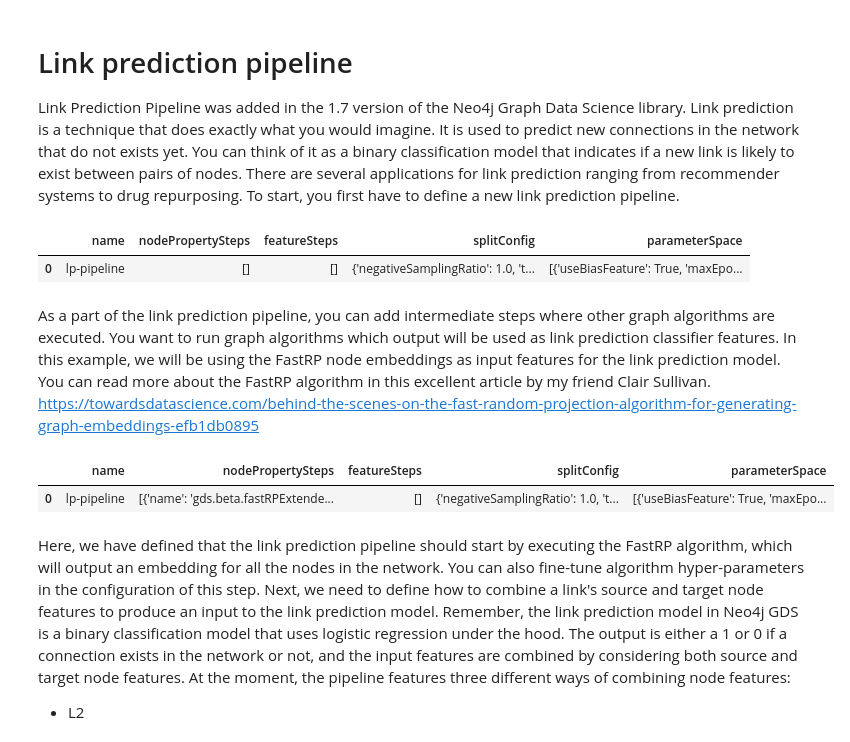
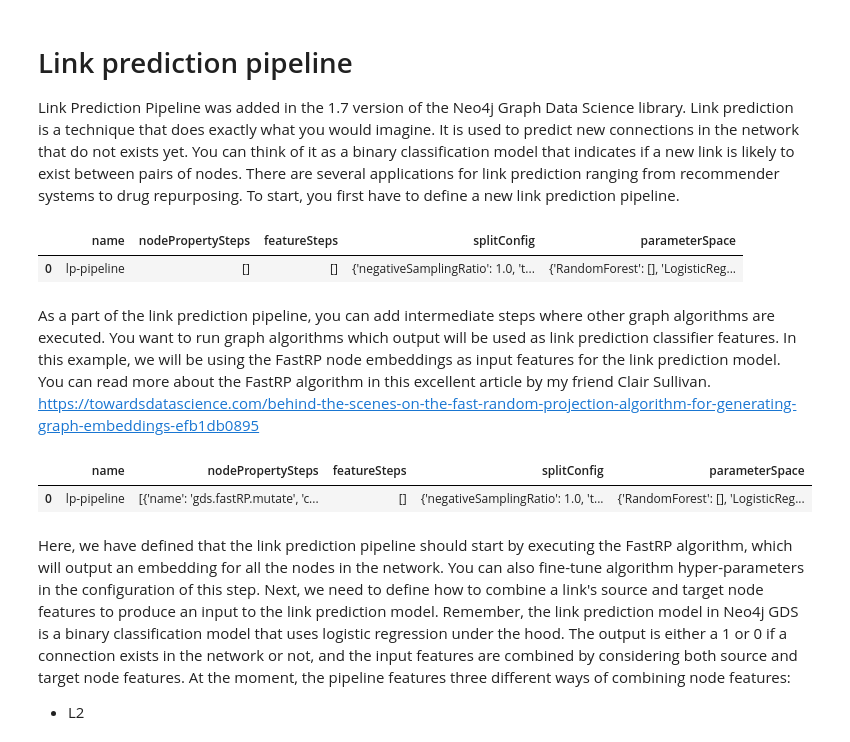
Before and after one commit to tomasonjo/blogs, a Jupyter notebook: nomad/NomadList.ipynb, the cells around one changed output. Saved outputs shown, nothing was run; the diff lists cells and outputs as text; code cells hidden in the pictures.

```diff
--- a/nomad/NomadList.ipynb
+++ b/nomad/NomadList.ipynb
@@ -6,9 +21,9 @@ If you want to follow along with examples in this post, I recommend using a Blan
 # Define Neo4j connections
 import pandas as pd
 from neo4j import GraphDatabase
-host = 'bolt://3.86.246.160:7687'
+host = 'bolt://3.235.2.228:7687'
 user = 'neo4j'
-password = 'pot-davit-screwdrivers'
+password = 'seats-drunks-carbon'
 driver = GraphDatabase.driver(host,auth=(user, password))
 
 def run_query(query):
@@ -216,28 +231,28 @@ If you are using Neo4j Sandbox or Desktop, you can open the Neo4j Bloom and recr
 Link Prediction Pipeline was added in the 1.7 version of the Neo4j Graph Data Science library. Link prediction is a technique that does exactly what you would imagine. It is used to predict new connections in the network that do not exists yet. You can think of it as a binary classification model that indicates if a new link is likely to exist between pairs of nodes. There are several applications for link prediction ranging from recommender systems to drug repurposing. To start, you first have to define a new link prediction pipeline.
 # %%
 run_query("""
-CALL gds.alpha.ml.pipeline.linkPrediction.create('lp-pipeline');
+CALL gds.beta.pipeline.linkPrediction.create('lp-pipeline');
 """)
 # %% [output]
 |  | name | nodePropertySteps | featureSteps | splitConfig | parameterSpace |
-| 0 | lp-pipeline | [] | [] | {'negativeSamplingRatio': 1.0, 't... | [{'useBiasFeature': True, 'maxEpo... |
+| 0 | lp-pipeline | [] | [] | {'negativeSamplingRatio': 1.0, 't... | {'RandomForest': [], 'LogisticReg... |
 # %% [markdown]
 As a part of the link prediction pipeline, you can add intermediate steps where other graph algorithms are executed. You want to run graph algorithms which output will be used as link prediction classifier features. In this example, we will be using the FastRP node embeddings as input features for the link prediction model. You can read more about the FastRP algorithm in this excellent article by my friend Clair Sullivan.
 https://towardsdatascience.com/behind-the-scenes-on-the-fast-random-projection-algorithm-for-generating-graph-embeddings-efb1db0895
 # %%
 run_query("""
-CALL gds.alpha.ml.pipeline.linkPrediction.addNodeProperty(
+CALL gds.beta.pipeline.linkPrediction.addNodeProperty(
   'lp-pipeline',
-  'fastRPExtended', {
+  'fastRP', {
     mutateProperty: 'embedding',
     featureProperties:['pagerank'],
     embeddingDimension: 128,
     randomSeed: 42
 });
 """)
 # %% [output]
 |  | name | nodePropertySteps | featureSteps | splitConfig | parameterSpace |
-| 0 | lp-pipeline | [{'name': 'gds.beta.fastRPExtende... | [] | {'negativeSamplingRatio': 1.0, 't... | [{'useBiasFeature': True, 'maxEpo... |
+| 0 | lp-pipeline | [{'name': 'gds.fastRP.mutate', 'c... | [] | {'negativeSamplingRatio': 1.0, 't... | {'RandomForest': [], 'LogisticReg... |
 # %% [markdown]
 Here, we have defined that the link prediction pipeline should start by executing the FastRP algorithm, which will output an embedding for all the nodes in the network. You can also fine-tune algorithm hyper-parameters in the configuration of this step. Next, we need to define how to combine a link's source and target node features to produce an input to the link prediction model. Remember, the link prediction model in Neo4j GDS is a binary classification model that uses logistic regression under the hood. The output is either a 1 or 0 if a connection exists in the network or not, and the input features are combined by considering both source and target node features. At the moment, the pipeline features three different ways of combining node features:
 * L2
```
Also changed, not shown: parts of 19 cells of this notebook.
